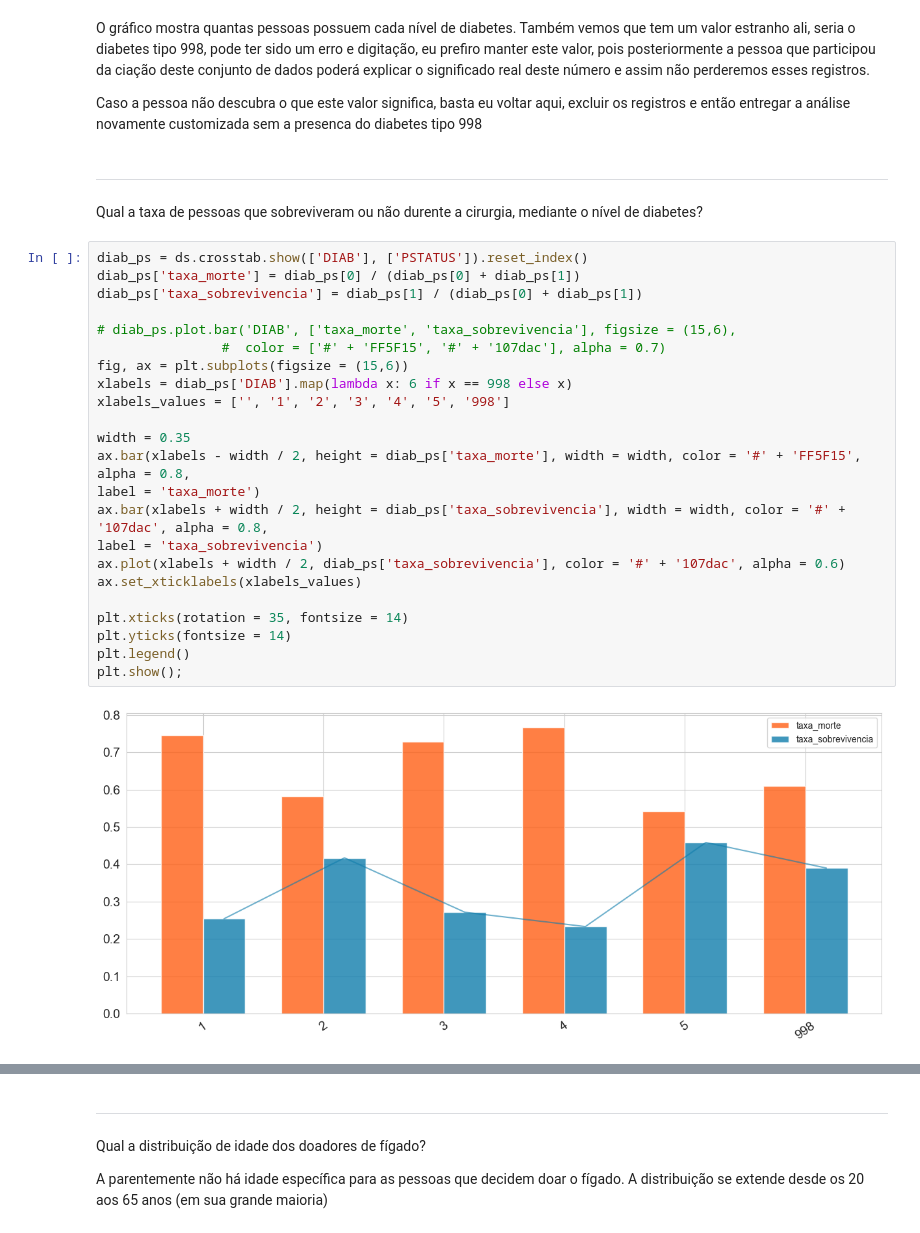
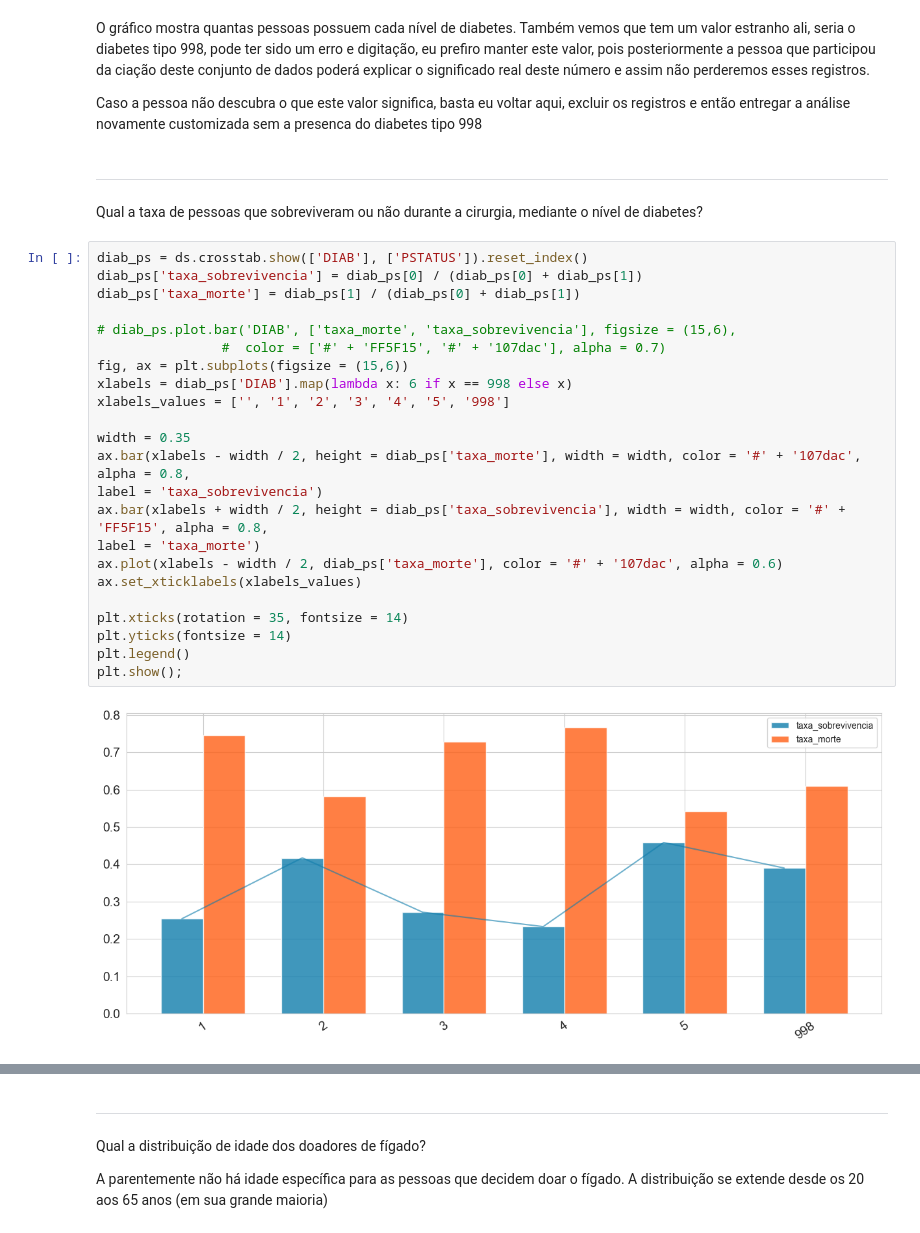
Before and after one commit to bruno-valero/Health_Analytics, a Jupyter notebook: Health_Analytics.ipynb, the cells around one changed output, grey strips where cells are left out. Saved outputs shown, nothing was run; the diff lists cells and outputs as text.

```diff
--- a/Health_Analytics.ipynb
+++ b/Health_Analytics.ipynb
@@ -287,29 +280,29 @@ O gráfico mostra quantas pessoas possuem cada nível de diabetes. Também vemos
 Caso a pessoa não descubra o que este valor significa, basta eu voltar aqui, excluir os registros e então entregar a análise novamente customizada sem a presenca do diabetes tipo 998
 # %% [markdown]
 ---
-Qual a taxa de pessoas que sobreviveram ou não durente a cirurgia, mediante o nível de diabetes?
+Qual a taxa de pessoas que sobreviveram ou não durante a cirurgia, mediante o nível de diabetes?
 # %%
 diab_ps = ds.crosstab.show(['DIAB'], ['PSTATUS']).reset_index()
-diab_ps['taxa_morte'] = diab_ps[0] / (diab_ps[0] + diab_ps[1])
-diab_ps['taxa_sobrevivencia'] = diab_ps[1] / (diab_ps[0] + diab_ps[1])
+diab_ps['taxa_sobrevivencia'] = diab_ps[0] / (diab_ps[0] + diab_ps[1])
+diab_ps['taxa_morte'] = diab_ps[1] / (diab_ps[0] + diab_ps[1])
 
 # diab_ps.plot.bar('DIAB', ['taxa_morte', 'taxa_sobrevivencia'], figsize = (15,6),
                 #  color = ['#' + 'FF5F15', '#' + '107dac'], alpha = 0.7)
 fig, ax = plt.subplots(figsize = (15,6))
 xlabels = diab_ps['DIAB'].map(lambda x: 6 if x == 998 else x)
 xlabels_values = ['', '1', '2', '3', '4', '5', '998']
 
 width = 0.35
-ax.bar(xlabels - width / 2, height = diab_ps['taxa_morte'], width = width, color = '#' + 'FF5F15', alpha = 0.8,
+ax.bar(xlabels - width / 2, height = diab_ps['taxa_morte'], width = width, color = '#' + '107dac', alpha = 0.8,
+label = 'taxa_sobrevivencia')
+ax.bar(xlabels + width / 2, height = diab_ps['taxa_sobrevivencia'], width = width, color = '#' + 'FF5F15', alpha = 0.8,
 label = 'taxa_morte')
-ax.bar(xlabels + width / 2, height = diab_ps['taxa_sobrevivencia'], width = width, color = '#' + '107dac', alpha = 0.8,
-label = 'taxa_sobrevivencia')
-ax.plot(xlabels + width / 2, diab_ps['taxa_sobrevivencia'], color = '#' + '107dac', alpha = 0.6)
+ax.plot(xlabels - width / 2, diab_ps['taxa_morte'], color = '#' + '107dac', alpha = 0.6)
 ax.set_xticklabels(xlabels_values)
 
 plt.xticks(rotation = 35, fontsize = 14)
 plt.yticks(fontsize = 14)
 plt.legend()
 plt.show();
 # %% [output]
-[figure, old version]
+[figure, new version]
```
Also changed, not shown: parts of 14 cells of this notebook.
